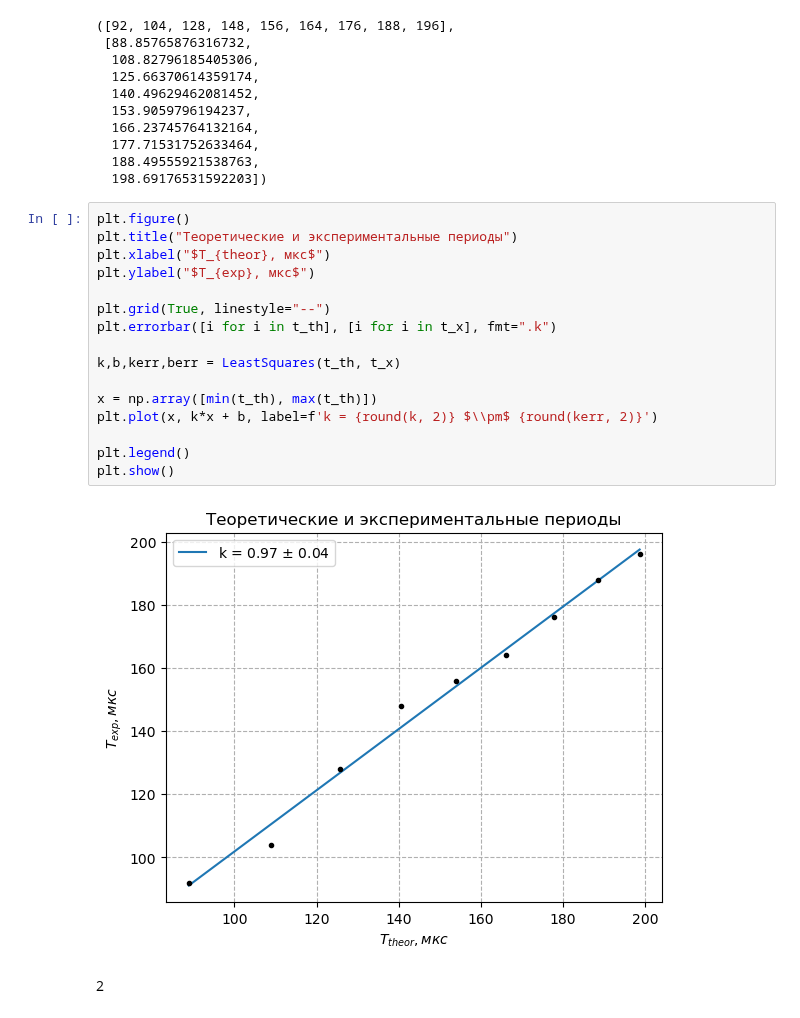
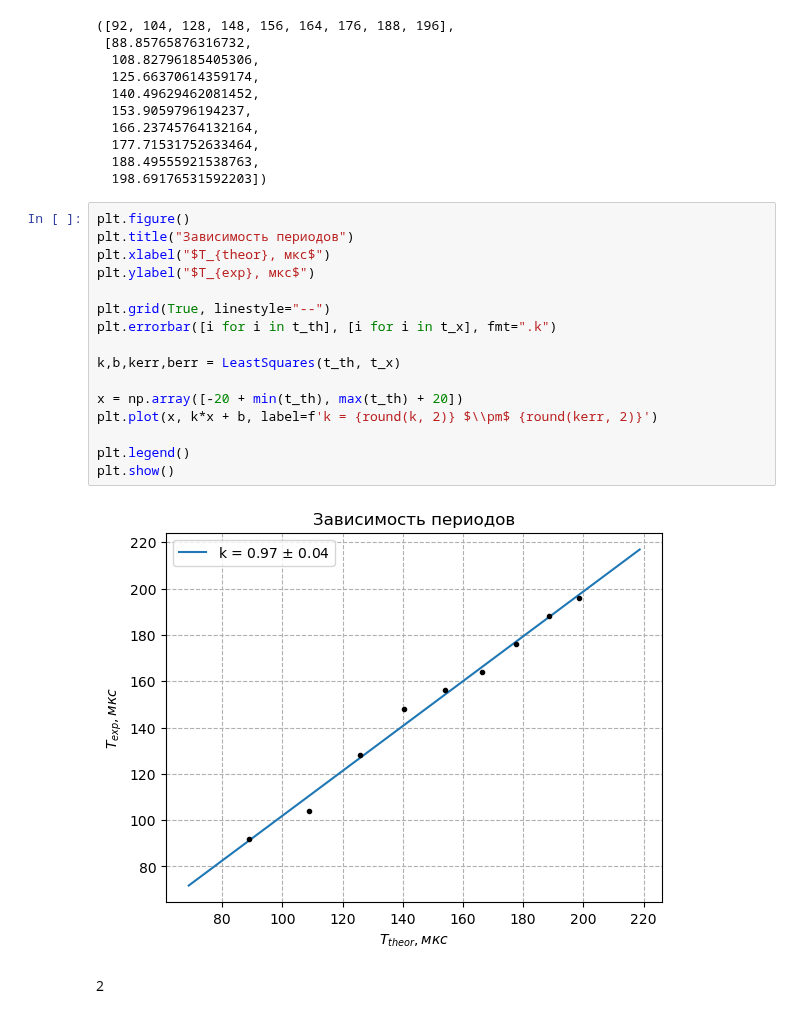
Before and after one commit to UjeNeTORT/labs, a Jupyter notebook: sem_3/3.2.4/laba.ipynb, the cells around one changed output. Saved outputs shown, nothing was run; the diff lists cells and outputs as text.

```diff
--- a/sem_3/3.2.4/laba.ipynb
+++ b/sem_3/3.2.4/laba.ipynb
@@ -46,22 +46,22 @@ t_x, t_th
   198.69176531592203])
 # %%
 plt.figure()
-plt.title("Теоретические и экспериментальные периоды")
+plt.title("Зависимость периодов")
 plt.xlabel("$T_{theor}, мкс$")
 plt.ylabel("$T_{exp}, мкс$")
 
 plt.grid(True, linestyle="--")
 plt.errorbar([i for i in t_th], [i for i in t_x], fmt=".k")
 
 k,b,kerr,berr = LeastSquares(t_th, t_x)
 
-x = np.array([min(t_th), max(t_th)])
+x = np.array([-20 + min(t_th), max(t_th) + 20])
 plt.plot(x, k*x + b, label=f'k = {round(k, 2)} $\\pm$ {round(kerr, 2)}')
 
 plt.legend()
 plt.show()
 # %% [output]
-[figure, old version]
+[figure, new version]
 # %% [markdown]
 2
 # %%
```
Also changed, not shown: parts of 1 cell of this notebook, 5 other files.
